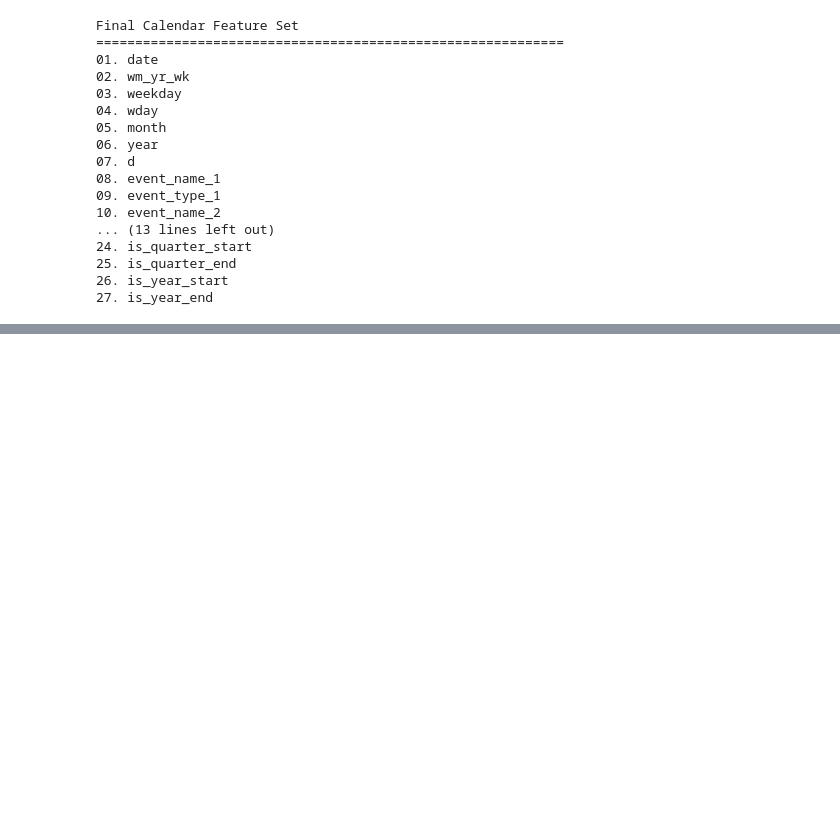
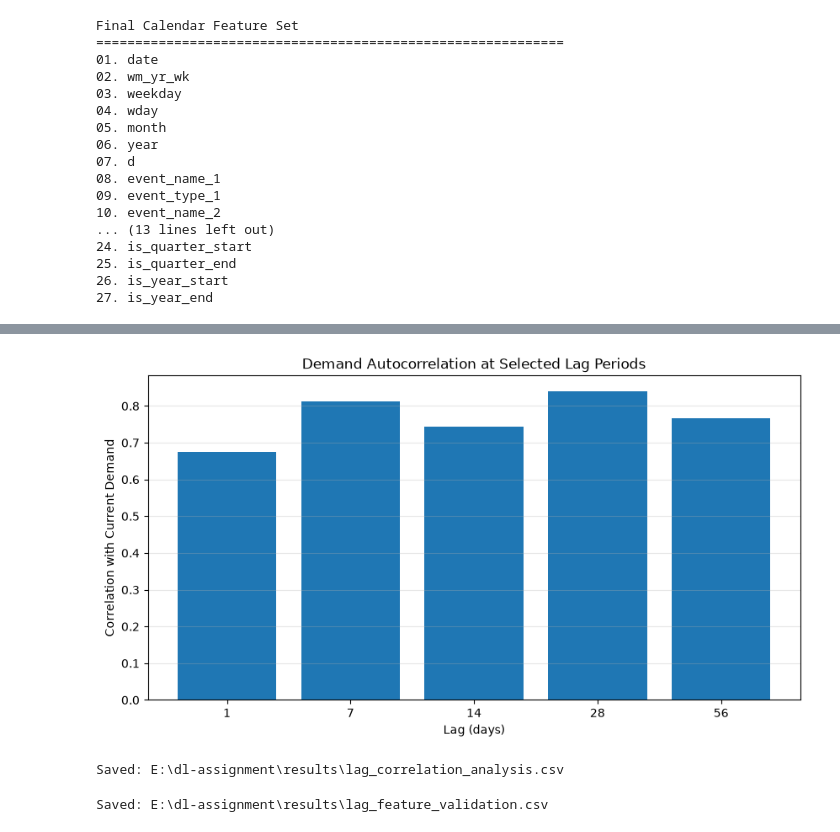
Before and after one commit to Naveeth-Nawzer/dl-assignment, a Jupyter notebook: notebooks/03_feature_engineering.ipynb, the cells around one changed output, grey strips where cells are left out. Drawn from its saved outputs; the diff is of its cells as text; code cells hidden in the pictures; blank space fills up the shorter version.

Commit message:
feat: add historical demand lag features

```diff
--- a/notebooks/03_feature_engineering.ipynb
+++ b/notebooks/03_feature_engineering.ipynb
@@ -708,0 +743,6 @@ Final Calendar Feature Set
+# %%
+sales_clean = pd.read_csv(
+    PROCESSED_PATH / "sales_train_validation_clean.csv"
+)
+
+print("Sales shape:", sales_clean.shape)
@@ -708,0 +968,25 @@ Final Calendar Feature Set
+# %%
+daily_total_demand = sales_clean[sales_columns].sum(axis=0)
+
+daily_total_demand = pd.Series(
+    daily_total_demand.values,
+    index=range(1, len(sales_columns) + 1),
+    name="total_demand"
+)
+
+lag_correlation_results = []
+
+for lag in lag_days:
+    correlation = (
+        daily_total_demand
+        .corr(daily_total_demand.shift(lag))
+    )
+
+    lag_correlation_results.append({
+        "lag_days": lag,
+        "correlation": correlation
+    })
+
+lag_correlation_df = pd.DataFrame(lag_correlation_results)
+
+display(lag_correlation_df)
@@ -708,0 +1000,42 @@ Final Calendar Feature Set
+# %%
+plt.figure(figsize=(10, 5))
+
+plt.bar(
+    lag_correlation_df["lag_days"].astype(str),
+    lag_correlation_df["correlation"]
+)
+
+plt.xlabel("Lag (days)")
+plt.ylabel("Correlation with Current Demand")
+plt.title("Demand Autocorrelation at Selected Lag Periods")
+plt.grid(axis="y", alpha=0.3)
+
+plt.show()
+# %% [output]
+[figure, added]
+# %%
+lag_correlation_path = (
+    RESULTS_PATH / "lag_correlation_analysis.csv"
+)
+
+lag_correlation_df.to_csv(
+    lag_correlation_path,
+    index=False
+)
+
+print("Saved:", lag_correlation_path)
+# %% [output]
+Saved: E:\dl-assignment\results\lag_correlation_analysis.csv
+# %%
+lag_validation_path = (
+    RESULTS_PATH / "lag_feature_validation.csv"
+)
+
+lag_validation_df.to_csv(
+    lag_validation_path,
+    index=False
+)
+
+print("Saved:", lag_validation_path)
+# %% [output]
+Saved: E:\dl-assignment\results\lag_feature_validation.csv
```
Also changed, not shown: parts of 14 cells of this notebook, 3 other files.
